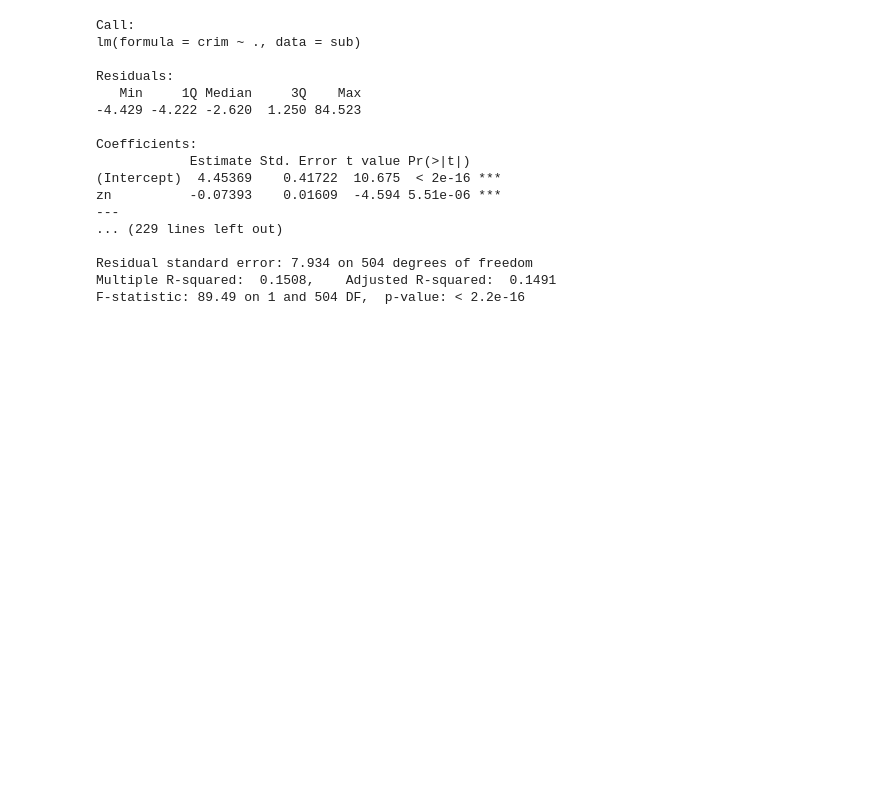
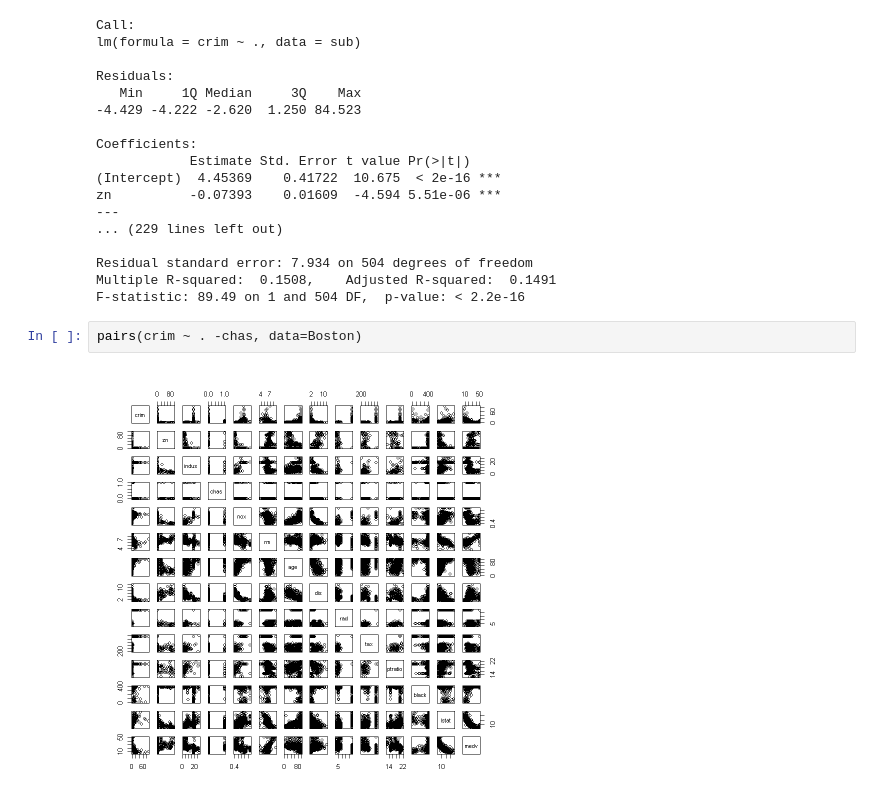
Before and after one commit to alipourmotlagh/MBD_statistical_learning, a Jupyter notebook: Chapter 3/Q3Q10Q15.ipynb, the cells around one changed output. Cells and saved outputs as stored; diff of their text form; blank space fills up the shorter version.

```diff
--- a/Chapter 3/Q3Q10Q15.ipynb
+++ b/Chapter 3/Q3Q10Q15.ipynb
@@ -214,3 +214,7 @@ zn          -0.07393    0.01609  -4.594 5.51e-06 ***
 Residual standard error: 7.934 on 504 degrees of freedom
 Multiple R-squared:  0.1508,    Adjusted R-squared:  0.1491
 F-statistic: 89.49 on 1 and 504 DF,  p-value: < 2.2e-16
+# %%
+pairs(crim ~ . -chas, data=Boston)
+# %% [output]
+[figure, added]
```
Also changed, not shown: parts of 2 cells of this notebook.
